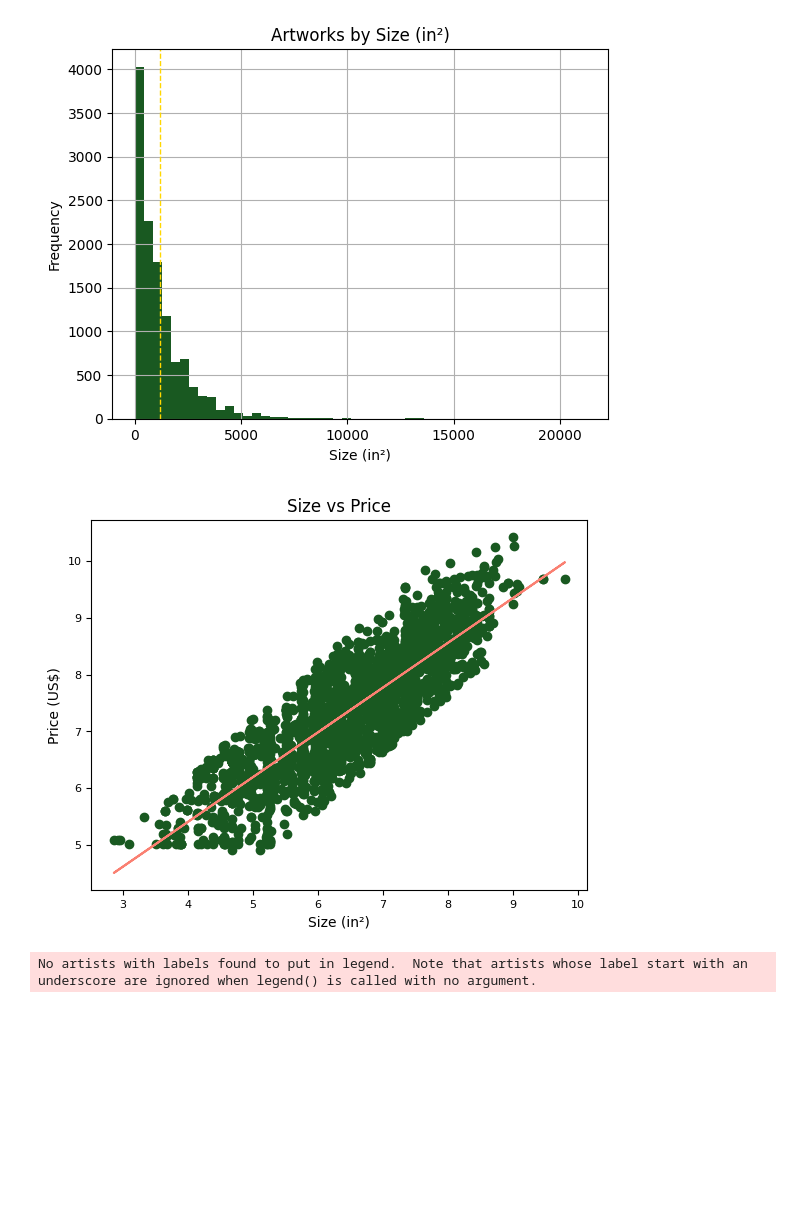
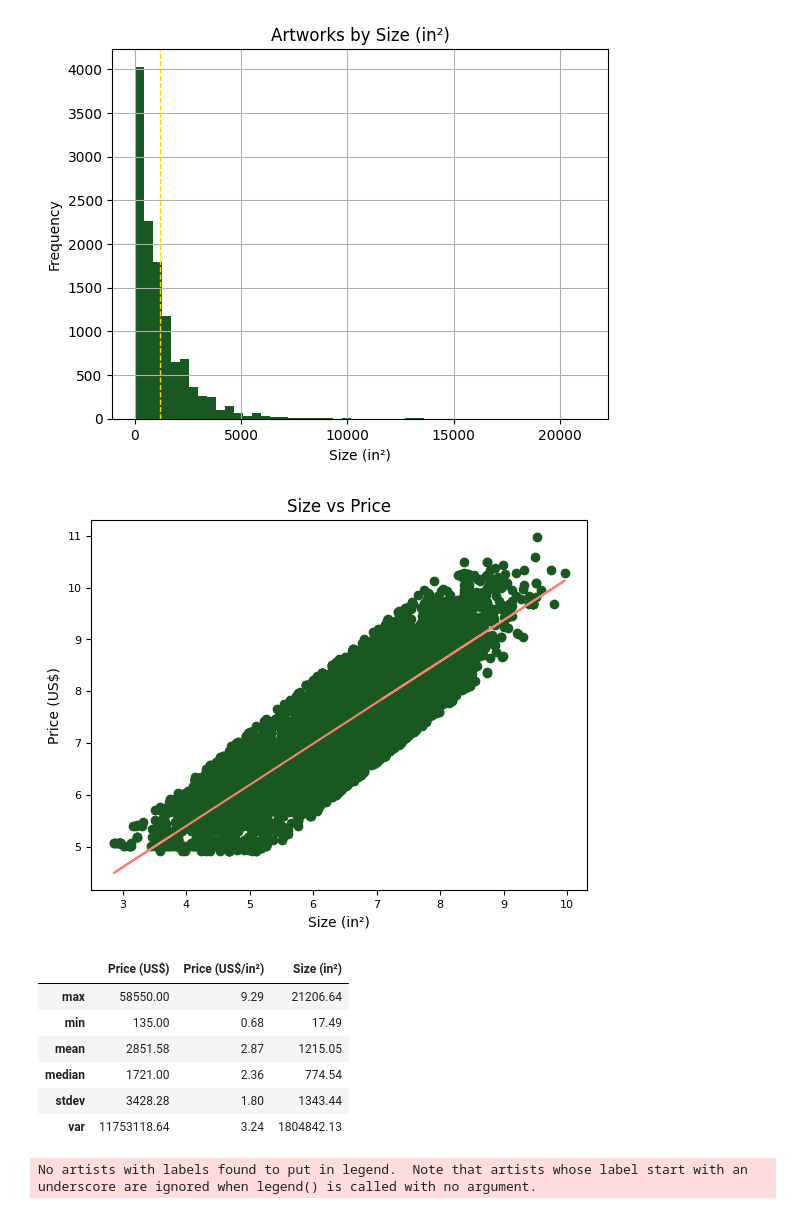
Before and after one commit to cryptogazzetta/Arte, a Jupyter notebook: analysis/saatchi_explore_artworks.ipynb, the cells around one changed output. Cells and saved outputs as stored; diff of their text form; code cells hidden in the pictures; blank space fills up the shorter version.

```diff
--- a/analysis/saatchi_explore_artworks.ipynb
+++ b/analysis/saatchi_explore_artworks.ipynb
@@ -240,7 +240,7 @@ def get_descriptive_stats_of_columns(dataframe, columns_names):
         descriptive_stats_df.loc['var', column_name] = column.var()
 
         modified_column_name = column_name.replace(' ', '_').replace('(', '').replace(')', '').replace('/', '_')
-        descritive_df.to_csv(f'data_files/descriptive_analysis_{modified_column_name}{quantile}.csv', index=False)
+        descriptive_stats_df.to_csv(f'data_files/descriptive_analysis_{modified_column_name}{quantile}.csv', index=False)
         plot_histogram(artworks[column_name], f'Artworks by {column_name}', column_name, 'Frequency')
 
     return descriptive_stats_df
@@ -396,18 +398,28 @@ quantile = ''
 # %%
 ## DESCRIPTIVE STATISTICS OF COLUMNS PRICE, PRICE PER INCH AND SIZE
 
 
 columns_names = ['Price (US$)', 'Price (US$/in²)', 'Size (in²)']
 
-descritive_df = get_descriptive_stats_of_columns(artworks, columns_names)
+descriptive_stats_df = get_descriptive_stats_of_columns(artworks, columns_names)
 
 ## SCATTER PLOT PRICE VS SIZE
-plot_scatter(test_dummies, 'Size (in²)', 'Price (US$)', 'Size vs Price', True)
+plot_scatter(artworks, 'Size (in²)', 'Price (US$)', 'Size vs Price', True)
+
+descriptive_stats_df.to_csv('data_files/descriptive_stats.csv', index=True)
+descriptive_stats_df
 # %% [output]
 [figure]
 [figure]
 [figure]
-[figure, old version]
+[figure, new version]
+|  | Price (US$) | Price (US$/in²) | Size (in²) |
+| max | 58550.00 | 9.29 | 21206.64 |
+| min | 135.00 | 0.68 | 17.49 |
+| mean | 2851.58 | 2.87 | 1215.05 |
+| median | 1721.00 | 2.36 | 774.54 |
+| stdev | 3428.28 | 1.80 | 1343.44 |
+| var | 11753118.64 | 3.24 | 1804842.13 |
 # %%
 ## DESCRIPTIVE STATISTICS OF COUNTRY COLUMN
 
```
Also changed, not shown: parts of 10 cells of this notebook, 4 other files.
